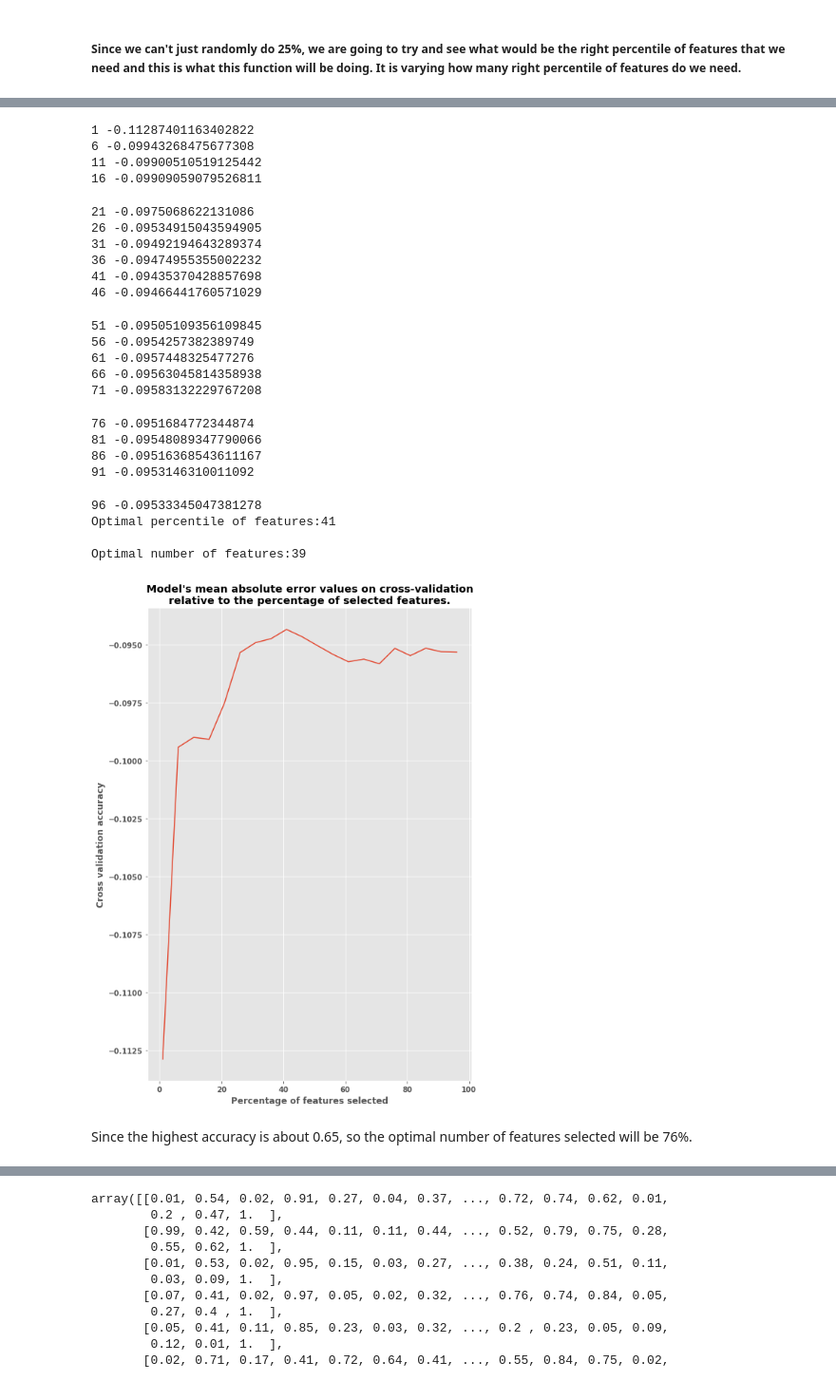
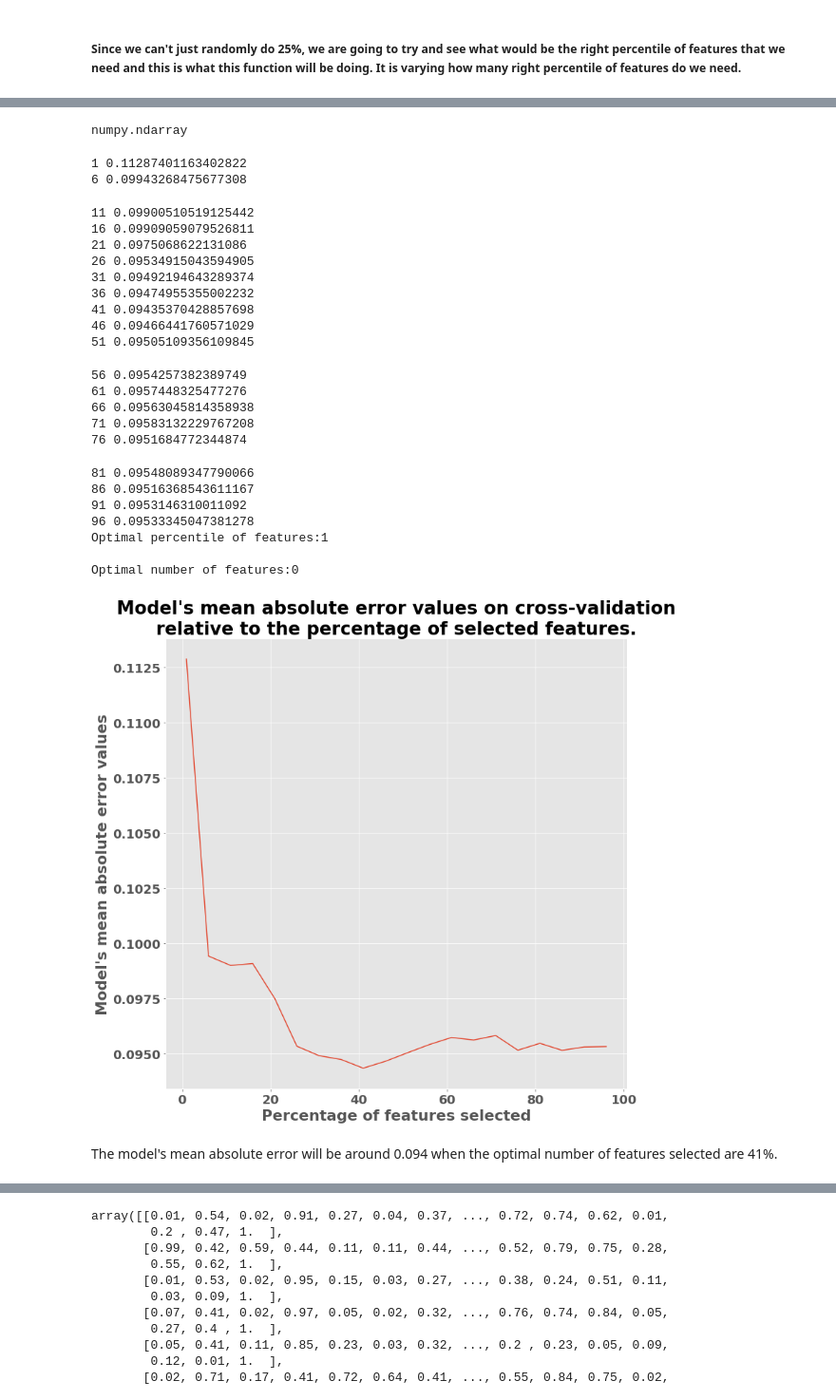
Before and after one commit to Ron256/DSC478MachineLearning, a Jupyter notebook: Notebooks/HomeWorkAssignments/ProgrammingMachineLearningAppsLinearRegressionAssignmentPart1.ipynb, the cells around one changed output, grey strips where cells are left out. Shown: that part at 95% size. Cells and saved outputs as stored; diff of their text form; code cells hidden in the pictures.

```diff
--- a/Notebooks/HomeWorkAssignments/ProgrammingMachineLearningAppsLinearRegressionAssignmentPart1.ipynb
+++ b/Notebooks/HomeWorkAssignments/ProgrammingMachineLearningAppsLinearRegressionAssignmentPart1.ipynb
@@ -646,54 +683,58 @@ array([[0.02, 0.91, 0.89, 0.83, 0.02, 0.88, 0.  , ..., 0.04, 0.86, 0.03, 0.22,
+# %%
+type(vs_target_train)
+# %% [output]
+numpy.ndarray
 # %%
 percentiles = range(1, 100, 5)
 results = []
 
 for num in range(1, 100, 5):
     fs = feature_selection.SelectPercentile(feature_selection.f_regression, percentile=num)
 
     x_train_fs = fs.fit_transform(vs_train_communities_with_ones, vs_target_train)     # fit the data so that it is transformed with new ranked features
 
     # here we use the cross validation score so that is going to be a better estimate of what the regression model does.
     # because it going to split the data set five times having set the cross validation k = 5
-    scores = model_selection.cross_val_score(linreg, x_train_fs, vs_target_train, cv = 5, scoring = 'neg_mean_absolute_error')
+    scores = -1 * model_selection.cross_val_score(linreg, x_train_fs, vs_target_train, cv = 5, scoring = 'neg_mean_absolute_error')
 
     print(num, scores.mean())
     results = np.append(results, scores.mean())
 
 optimal_percentile = np.where(results == results.max())[0]
 # print('optimal_percentile[0]: %s' %optimal_percentile)
 print ("Optimal percentile of features:{0}".format(percentiles[optimal_percentile[0]]), "\n")
 optimal_num_features = int(percentiles[optimal_percentile[0]]*len(vs_trainCommunities.columns)/100)
 print ("Optimal number of features:{0}".format(optimal_num_features), "\n")
 
-pl.figure(figsize = (8, 12))
+pl.figure(figsize = (12, 12))
 pl.xlabel('Percentage of features selected')
-pl.ylabel('Cross validation accuracy')
+pl.ylabel("Model's mean absolute error values")
 pl.title("Model's mean absolute error values on cross-validation\nrelative to the percentage of selected features.")
 pl.plot(percentiles,results);
 # %% [output]
-1 -0.11287401163402822
-6 -0.09943268475677308
-11 -0.09900510519125442
-16 -0.09909059079526811
+1 0.11287401163402822
+6 0.09943268475677308
-21 -0.0975068622131086
-26 -0.09534915043594905
-31 -0.09492194643289374
-36 -0.09474955355002232
-41 -0.09435370428857698
-46 -0.09466441760571029
+11 0.09900510519125442
+16 0.09909059079526811
+21 0.0975068622131086
+26 0.09534915043594905
+31 0.09492194643289374
+36 0.09474955355002232
+41 0.09435370428857698
+46 0.09466441760571029
+51 0.09505109356109845
-51 -0.09505109356109845
-56 -0.0954257382389749
-61 -0.0957448325477276
-66 -0.09563045814358938
-71 -0.09583132229767208
+56 0.0954257382389749
+61 0.0957448325477276
+66 0.09563045814358938
+71 0.09583132229767208
+76 0.0951684772344874
-76 -0.0951684772344874
-81 -0.09548089347790066
-86 -0.09516368543611167
-91 -0.0953146310011092
+81 0.09548089347790066
+86 0.09516368543611167
+91 0.0953146310011092
+96 0.09533345047381278
+Optimal percentile of features:1
+
+Optimal number of features:0
-96 -0.09533345047381278
-Optimal percentile of features:41
-
-Optimal number of features:39
-[figure, old version]
+[figure, new version]
-# %% [markdown]
-<p>Since the highest accuracy is about 0.65, so the optimal number of features selected will be 76%.</p>
+# %% [markdown]
+<p>The model's mean absolute error will be around 0.094 when the optimal number of features selected are 41%.</p>
```
Also changed, not shown: parts of 79 cells of this notebook.
